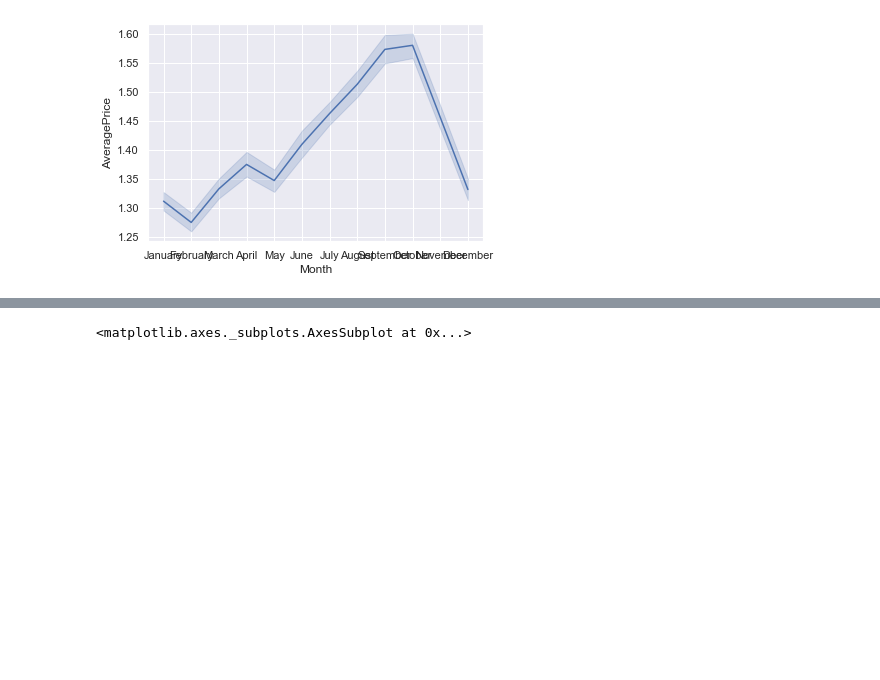
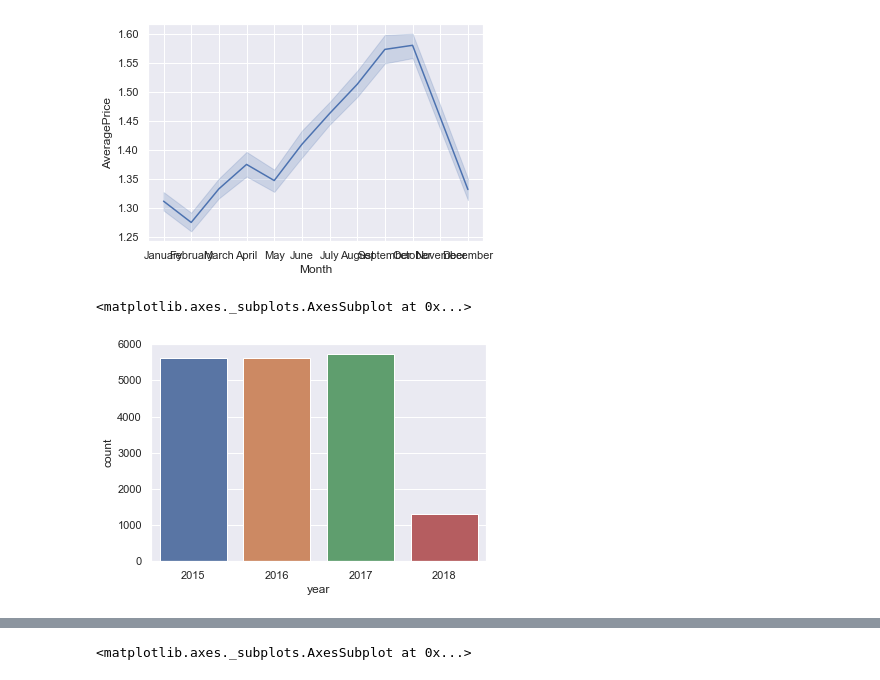
Before and after one commit to mateuszczubkowski/introduction-to-python, a Jupyter notebook: 05 Data Visualization/notebook.ipynb, the cells around one changed output, grey strips where cells are left out. Drawn from its saved outputs; the diff is of its cells as text; code cells hidden in the pictures; blank space fills up the shorter version.

```diff
--- a/05 Data Visualization/notebook.ipynb
+++ b/05 Data Visualization/notebook.ipynb
@@ -278,3 +278,12 @@ sns.lineplot(
 # %% [output]
 <matplotlib.axes._subplots.AxesSubplot at 0x...>
 [figure]
+# %%
+#4
+sns.countplot(
+    "year",
+    data=avocados,
+)
+# %% [output]
+<matplotlib.axes._subplots.AxesSubplot at 0x...>
+[figure, added]
```
Also changed, not shown: parts of 5 cells of this notebook.
